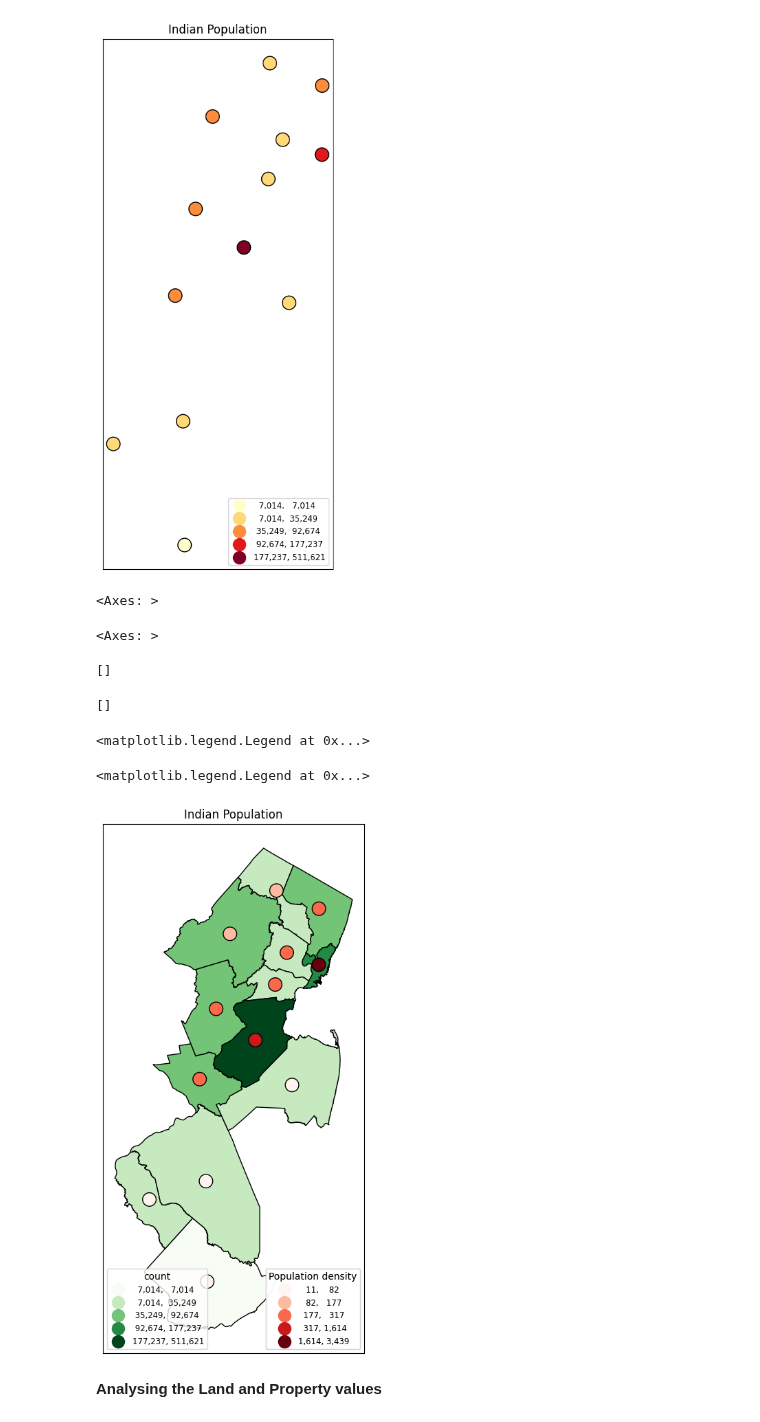
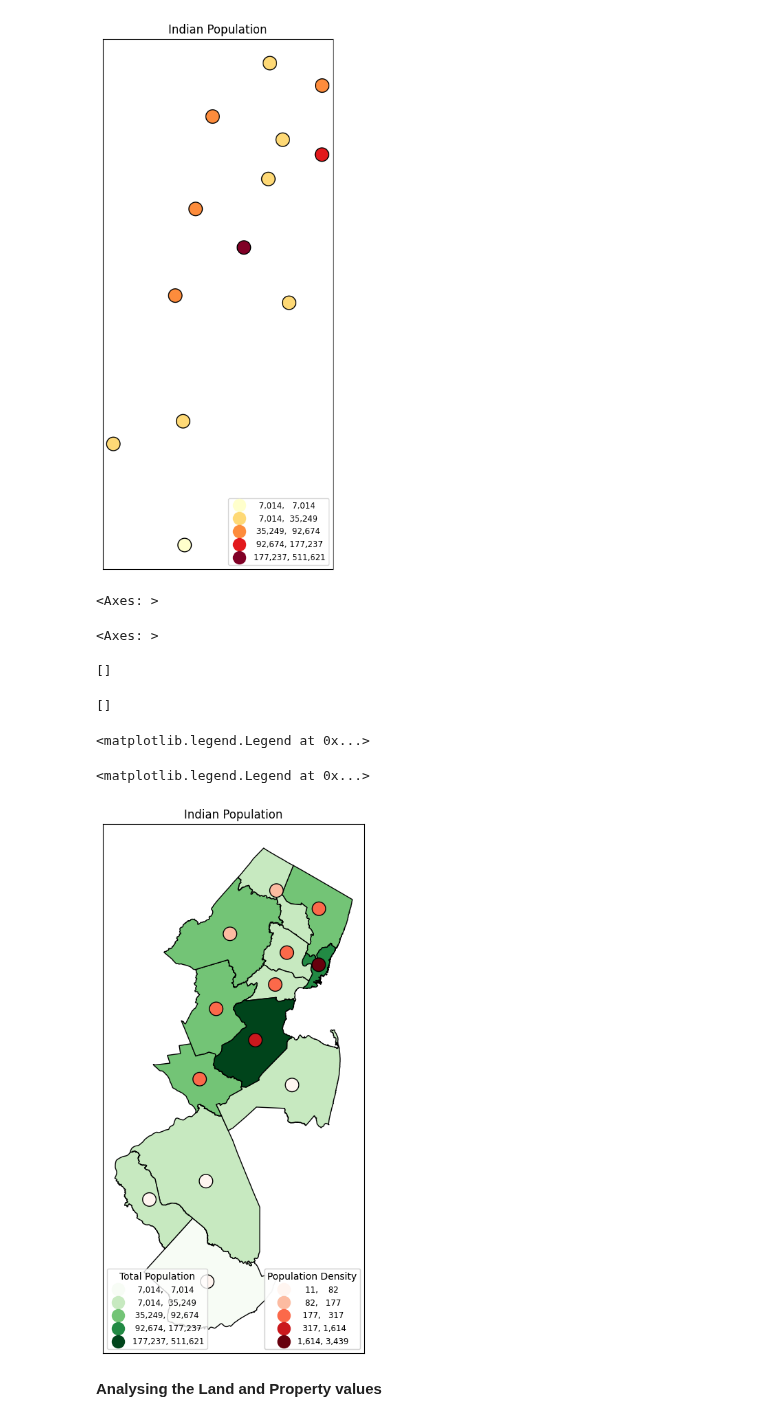
Before and after one commit to NihilKottal001/GIS, a Jupyter notebook: PS2.ipynb, the cells around one changed output. Drawn from its saved outputs; the diff is of its cells as text; code cells hidden in the pictures.

```diff
--- a/PS2.ipynb
+++ b/PS2.ipynb
@@ -532,33 +532,33 @@ ax.set_xticks([]); ax.set_yticks([])
 # %%
 fig, ax = plt.subplots(1, figsize=(6,10))
 indian.plot(ax=ax,column='Estimate!!Total:',legend=True,cmap='Greens',scheme='natural_breaks',k=5,
          edgecolor='black',linewidth=1,legend_kwds= {"fmt": "{:,.0f}",
         'loc':'lower left','title_fontsize':'medium','fontsize':'small','markerscale':1.4})
 
 l1 = ax.get_legend()
-l1.set_title('''count''')
+l1.set_title('''Total Population''')
 
 ind.plot(ax=ax,column='pop_density(people/Sq Miles)',legend=True,cmap='Reds',scheme='natural_breaks',k=5,
          edgecolor='black',linewidth=1,legend_kwds= {"fmt": "{:,.0f}",
         'loc':'lower right','title_fontsize':'medium','fontsize':'small','markerscale':1.4},
          markersize = 200) #
 
 ax.title.set_text("Indian Population")
 ax.set_xticks([]); ax.set_yticks([])
 
 l2 = ax.get_legend()
-l2.set_title('''Population density''')
+l2.set_title('''Population Density''')
 
 ax.add_artist(l2)
 ax.add_artist(l1)
 # %% [output]
 <Axes: >
 <Axes: >
 []
 []
 <matplotlib.legend.Legend at 0x...>
 <matplotlib.legend.Legend at 0x...>
-[figure, old version]
+[figure, new version]
 # %% [markdown]
 **Analysing the Land and Property values**
 # %%
```
Also changed, not shown: parts of 1 cell of this notebook.
